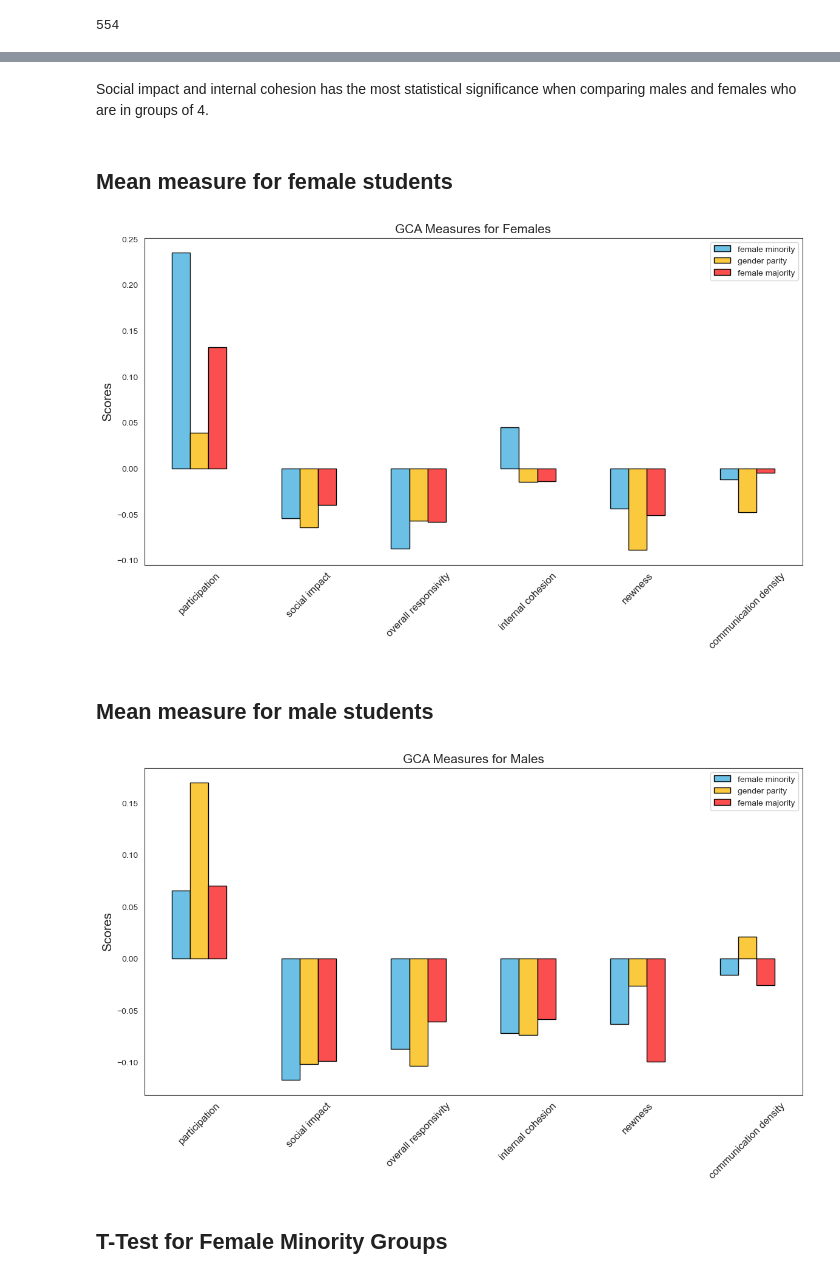
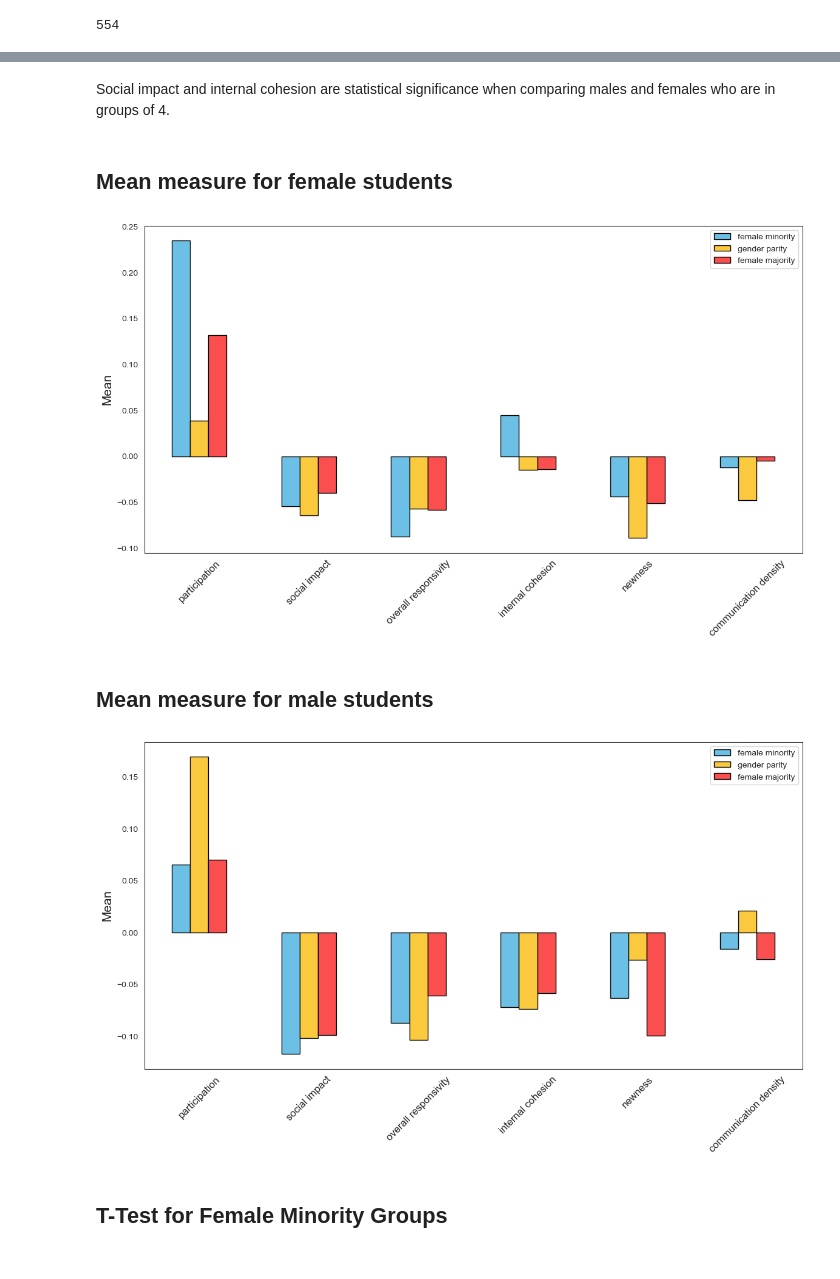
Before and after one commit to jennyt14/smoc-project, a Jupyter notebook: scripts/smoc-analysis.ipynb, the cells around one changed output, grey strips where cells are left out. Saved outputs shown, nothing was run; the diff lists cells and outputs as text; code cells hidden in the pictures.

```diff
--- a/scripts/smoc-analysis.ipynb
+++ b/scripts/smoc-analysis.ipynb
@@ -179,5 +179,5 @@ df_ttest_all
 # %% [markdown]
-Social impact and internal cohesion has the most statistical significance when comparing males and females who are in groups of 4.
+Social impact and internal cohesion are statistical significance when comparing males and females who are in groups of 4.
 # %% [markdown]
 ## Mean measure for female students
 # %%
@@ -229,13 +229,13 @@ plotdata = plotdata + .15
 plotdata = plotdata.transpose()
 
 plotdata.plot(kind="bar", figsize=(14, 7), color = CB_color_cycle, edgecolor = 'black')
-plt.title("GCA Measures for Females", fontsize=15)
+#plt.title("GCA Measures for Females", fontsize=15)
 #plt.xlabel("Gender Compositions")
-plt.ylabel("Scores", fontsize=15)
+plt.ylabel("Mean", fontsize=15)
 plt.xticks(rotation=45, fontsize=12)
 plt.savefig('/Users/jennytran/Documents/GitHub/smoc-project/outputs/gca_females.png')
 # %% [output]
-[figure, old version]
+[figure, new version]
 # %% [markdown]
 ## Mean measure for male students
 # %%
@@ -252,36 +252,36 @@ z_new = []
 z_dens = []
 for n in num:
     y = df_male.loc[df_male['Number of Females'] == n]
     z_par.append(sum(y['z.participation']) / len(y))
     z_soc.append(sum(y['z.social.impact']) / len(y))
     z_overesp.append(sum(y['z.overall.responsivity']) / len(y))
     z_internal.append(sum(y['z.internal.cohesion']) / len(y))
     z_new.append(sum(y['z.newness']) / len(y))
     z_dens.append(sum(y['z.comm.density']) / len(y))
 
 plotdata = pd.DataFrame({
     "participation":z_par,
     "social impact":z_soc,
     "overall responsivity":z_overesp,
     "internal cohesion":z_internal,
     "newness":z_new,
     "communication density":z_dens
 
     },
     index=['female minority', 'gender parity', 'female majority']
 )
 
 plotdata = plotdata + .15
 plotdata = plotdata.transpose()
 
 plotdata.plot(kind="bar", figsize=(14, 7), color = CB_color_cycle, edgecolor = 'black')
-plt.title("GCA Measures for Males", fontsize=15)
+#plt.title("GCA Measures for Males", fontsize=15)
 #plt.xlabel("Gender Compositions")
-plt.ylabel("Scores", fontsize=15)
+plt.ylabel("Mean", fontsize=15)
 plt.xticks(rotation=45, fontsize=12)
 plt.savefig('/Users/jennytran/Documents/GitHub/smoc-project/outputs/gca_males.png')
 # %% [output]
-[figure, old version]
+[figure, new version]
 # %% [markdown]
 ## T-Test for Female Minority Groups
 # %%
```
Also changed, not shown: parts of 3 cells of this notebook, 3 other files.
